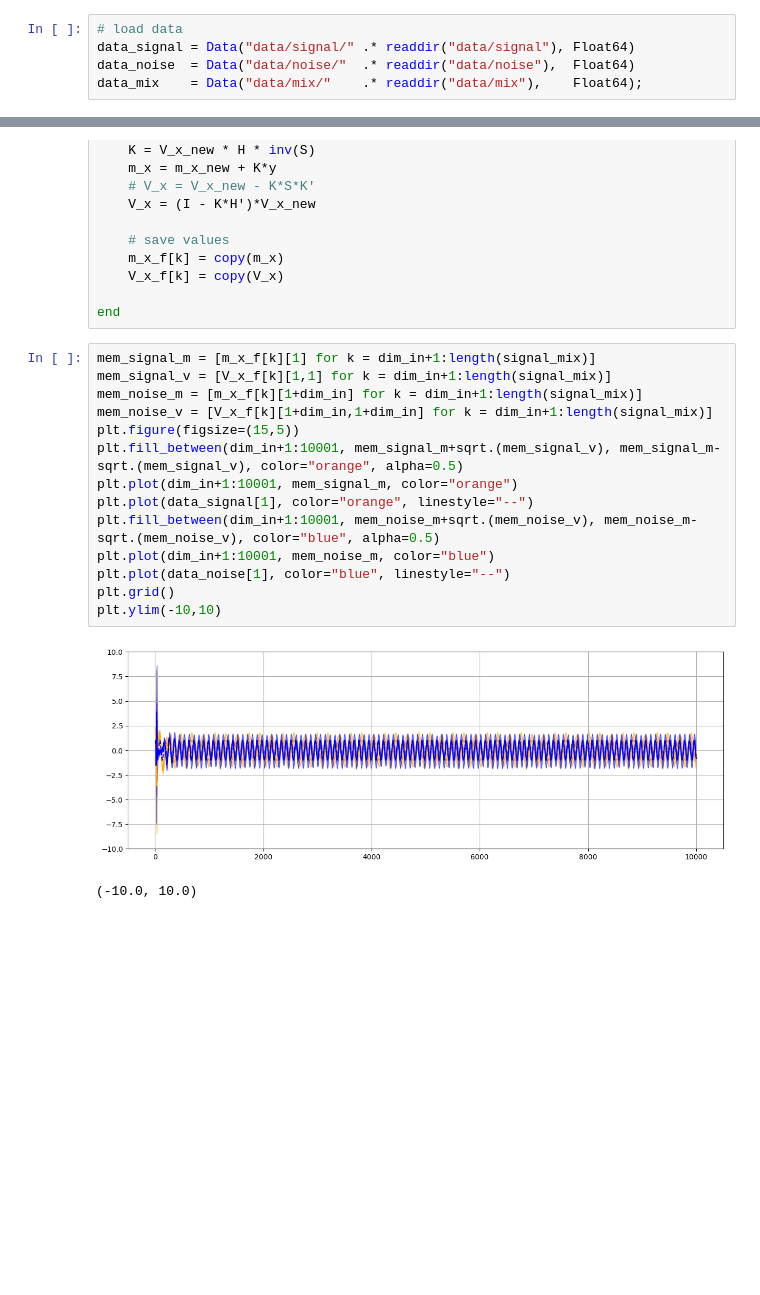
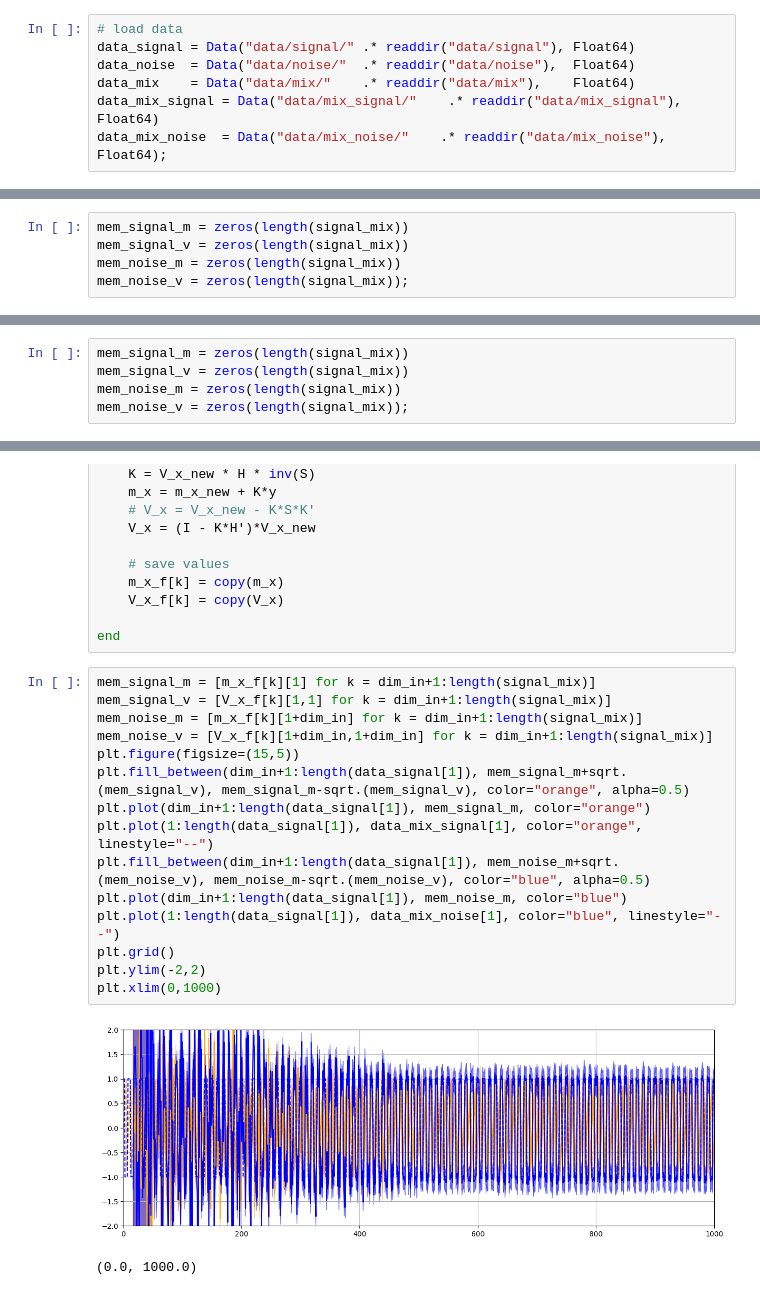
Before and after one commit to biaslab/PGM2022-SourceSeparationNAR, a Jupyter notebook: experiments/verification/verification_experiment.ipynb, the cells around one changed output, grey strips where cells are left out. Saved outputs shown, nothing was run; the diff lists cells and outputs as text; blank space fills up the shorter version.

```diff
--- a/experiments/verification/verification_experiment.ipynb
+++ b/experiments/verification/verification_experiment.ipynb
@@ -41,7 +48,9 @@ end
 # load data
 data_signal = Data("data/signal/" .* readdir("data/signal"), Float64)
 data_noise  = Data("data/noise/"  .* readdir("data/noise"),  Float64)
-data_mix    = Data("data/mix/"    .* readdir("data/mix"),    Float64);
+data_mix    = Data("data/mix/"    .* readdir("data/mix"),    Float64)
+data_mix_signal = Data("data/mix_signal/"    .* readdir("data/mix_signal"), Float64)
+data_mix_noise  = Data("data/mix_noise/"    .* readdir("data/mix_noise"),  Float64);
 # %%
 _, ax = plt.subplots(figsize=(15,10), nrows=3)
 for k in 1:5
@@ -229,0 +273,5 @@ plt.plot(signal_mix)
+# %%
+mem_signal_m = zeros(length(signal_mix))
+mem_signal_v = zeros(length(signal_mix))
+mem_noise_m = zeros(length(signal_mix))
+mem_noise_v = zeros(length(signal_mix));
@@ -229,0 +361,5 @@ plt.plot(signal_mix)
+# %%
+mem_signal_m = zeros(length(signal_mix))
+mem_signal_v = zeros(length(signal_mix))
+mem_noise_m = zeros(length(signal_mix))
+mem_noise_v = zeros(length(signal_mix));
@@ -261,18 +479,19 @@ end
 # %%
 mem_signal_m = [m_x_f[k][1] for k = dim_in+1:length(signal_mix)]
 mem_signal_v = [V_x_f[k][1,1] for k = dim_in+1:length(signal_mix)]
 mem_noise_m = [m_x_f[k][1+dim_in] for k = dim_in+1:length(signal_mix)]
 mem_noise_v = [V_x_f[k][1+dim_in,1+dim_in] for k = dim_in+1:length(signal_mix)]
 plt.figure(figsize=(15,5))
-plt.fill_between(dim_in+1:10001, mem_signal_m+sqrt.(mem_signal_v), mem_signal_m-sqrt.(mem_signal_v), color="orange", alpha=0.5)
-plt.plot(dim_in+1:10001, mem_signal_m, color="orange")
-plt.plot(data_signal[1], color="orange", linestyle="--")
-plt.fill_between(dim_in+1:10001, mem_noise_m+sqrt.(mem_noise_v), mem_noise_m-sqrt.(mem_noise_v), color="blue", alpha=0.5)
-plt.plot(dim_in+1:10001, mem_noise_m, color="blue")
-plt.plot(data_noise[1], color="blue", linestyle="--")
+plt.fill_between(dim_in+1:length(data_signal[1]), mem_signal_m+sqrt.(mem_signal_v), mem_signal_m-sqrt.(mem_signal_v), color="orange", alpha=0.5)
+plt.plot(dim_in+1:length(data_signal[1]), mem_signal_m, color="orange")
+plt.plot(1:length(data_signal[1]), data_mix_signal[1], color="orange", linestyle="--")
+plt.fill_between(dim_in+1:length(data_signal[1]), mem_noise_m+sqrt.(mem_noise_v), mem_noise_m-sqrt.(mem_noise_v), color="blue", alpha=0.5)
+plt.plot(dim_in+1:length(data_signal[1]), mem_noise_m, color="blue")
+plt.plot(1:length(data_signal[1]), data_mix_noise[1], color="blue", linestyle="--")
 plt.grid()
-plt.ylim(-10,10)
+plt.ylim(-2,2)
+plt.xlim(0,1000)
 # %% [output]
-[figure, old version]
+[figure, new version]
-(-10.0, 10.0)
+(0.0, 1000.0)
 # %%
```
Also changed, not shown: parts of 40 cells of this notebook.
